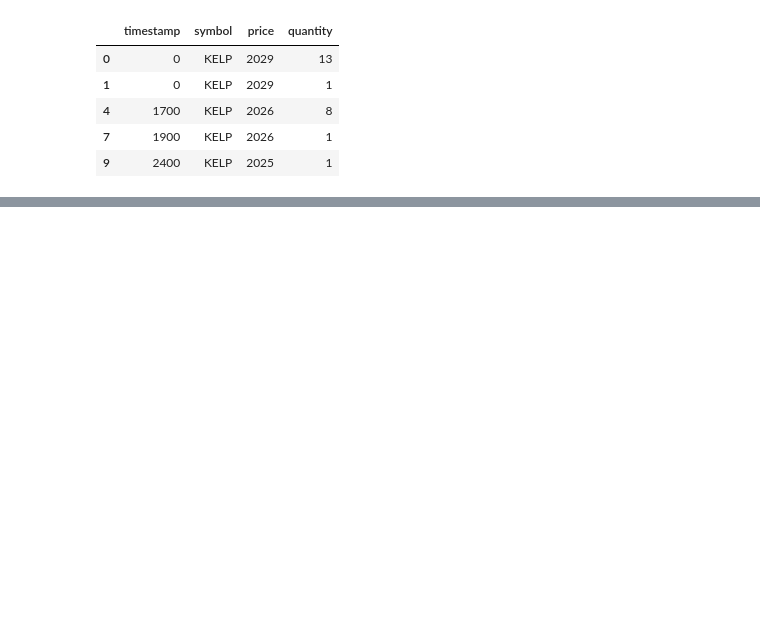
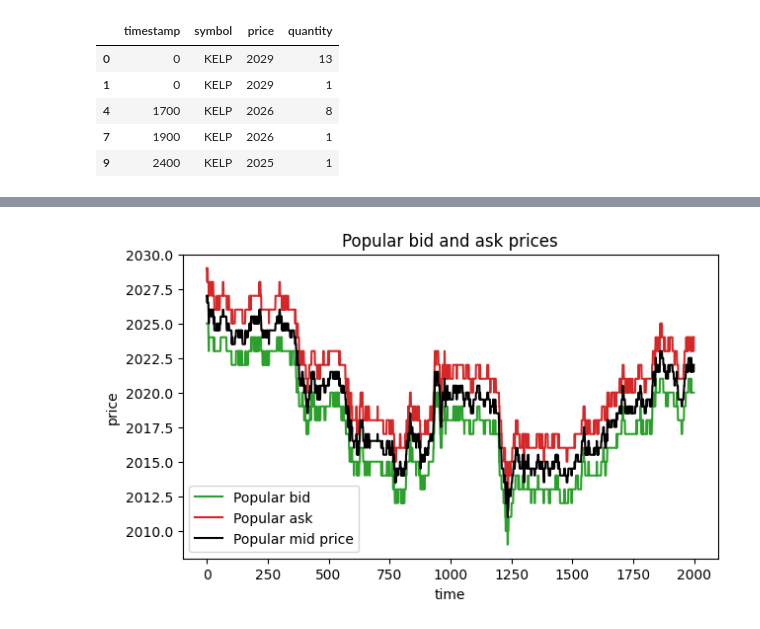
Before and after one commit to aemilani/imc-prosperity-3, a Jupyter notebook: notebooks/tutorial_round.ipynb, the cells around one changed output, grey strips where cells are left out. Cells and saved outputs as stored; diff of their text form; code cells hidden in the pictures; blank space fills up the shorter version.

```diff
--- a/notebooks/tutorial_round.ipynb
+++ b/notebooks/tutorial_round.ipynb
@@ -68,0 +160,22 @@ trades_kelp.head()
+# %%
+popular_bid_price, popular_ask_price = [], []
+for i in range(len(price_kelp)):
+    pop_bid = price_kelp.iloc[i][['bid_volume_1', 'bid_volume_2', 'bid_volume_3']].argmax() + 1
+    pop_ask = price_kelp.iloc[i][['ask_volume_1', 'ask_volume_2', 'ask_volume_3']].argmax() + 1
+    popular_bid_price.append(price_kelp.iloc[i][f'bid_price_{pop_bid}'])
+    popular_ask_price.append(price_kelp.iloc[i][f'ask_price_{pop_ask}'])
+popular_bid_price = np.array(popular_bid_price)
+popular_ask_price = np.array(popular_ask_price)
+popular_mid_price = (popular_bid_price + popular_ask_price) / 2
+# %%
+plt.figure(figsize=(7, 4))
+plt.plot(popular_bid_price, c='tab:green', label='Popular bid')
+plt.plot(popular_ask_price, c='tab:red', label='Popular ask')
+plt.plot(popular_mid_price, c='k', label='Popular mid price')
+plt.title('Popular bid and ask prices')
+plt.xlabel('time')
+plt.ylabel('price')
+plt.legend()
+plt.show()
+# %% [output]
+[figure, added]
```
Also changed, not shown: parts of 20 cells of this notebook, 1 other file.
